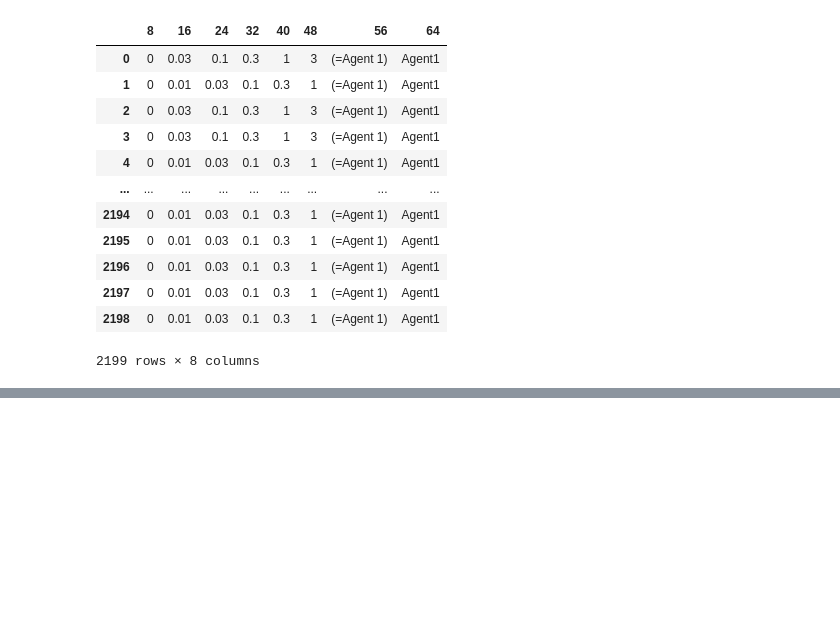
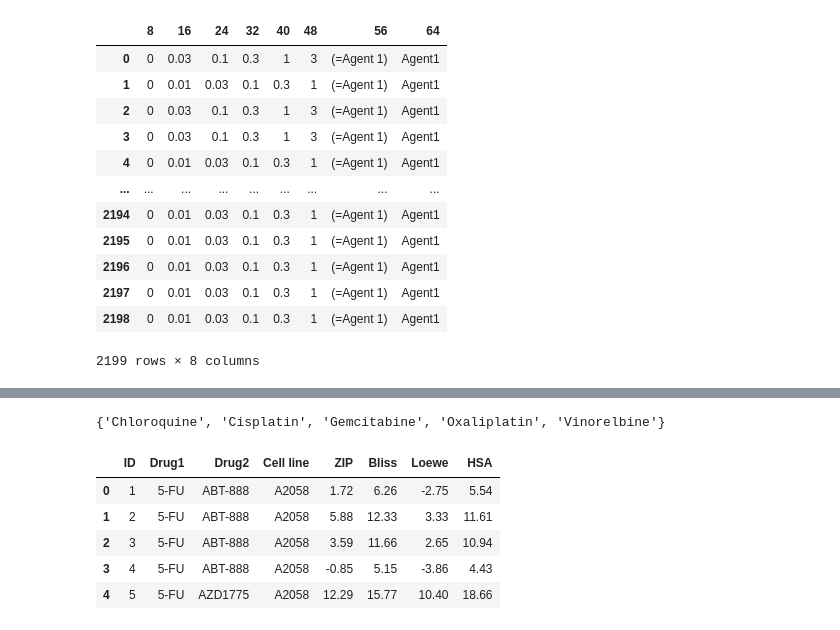
Before and after one commit to stefanhuber1510/marbleProject, a Jupyter notebook: reproducingYuanfang/reproduction1.ipynb, the cells around one changed output, grey strips where cells are left out. Drawn from its saved outputs; the diff is of its cells as text; code cells hidden in the pictures; blank space fills up the shorter version.

```diff
--- a/reproducingYuanfang/reproduction1.ipynb
+++ b/reproducingYuanfang/reproduction1.ipynb
@@ -84,0 +127,15 @@ df.loc[:,[8,16,24,32,40,48]]
+# %%
+set(data["COMPOUND_A"]).intersection(set(dta["Drug1"]))
+# %% [output]
+{'Chloroquine', 'Cisplatin', 'Gemcitabine', 'Oxaliplatin', 'Vinorelbine'}
+# %%
+import pandas as pd
+dta = pd.read_csv("../drugCombDBdata/synergy-score-data/REGRdrugcombs_scored.csv")
+dta.head()
+# %% [output]
+|  | ID | Drug1 | Drug2 | Cell line | ZIP | Bliss | Loewe | HSA |
+| 0 | 1 | 5-FU | ABT-888 | A2058 | 1.72 | 6.26 | -2.75 | 5.54 |
+| 1 | 2 | 5-FU | ABT-888 | A2058 | 5.88 | 12.33 | 3.33 | 11.61 |
+| 2 | 3 | 5-FU | ABT-888 | A2058 | 3.59 | 11.66 | 2.65 | 10.94 |
+| 3 | 4 | 5-FU | ABT-888 | A2058 | -0.85 | 5.15 | -3.86 | 4.43 |
+| 4 | 5 | 5-FU | AZD1775 | A2058 | 12.29 | 15.77 | 10.40 | 18.66 |
```
Also changed, not shown: parts of 4 cells of this notebook, 3 other files.
